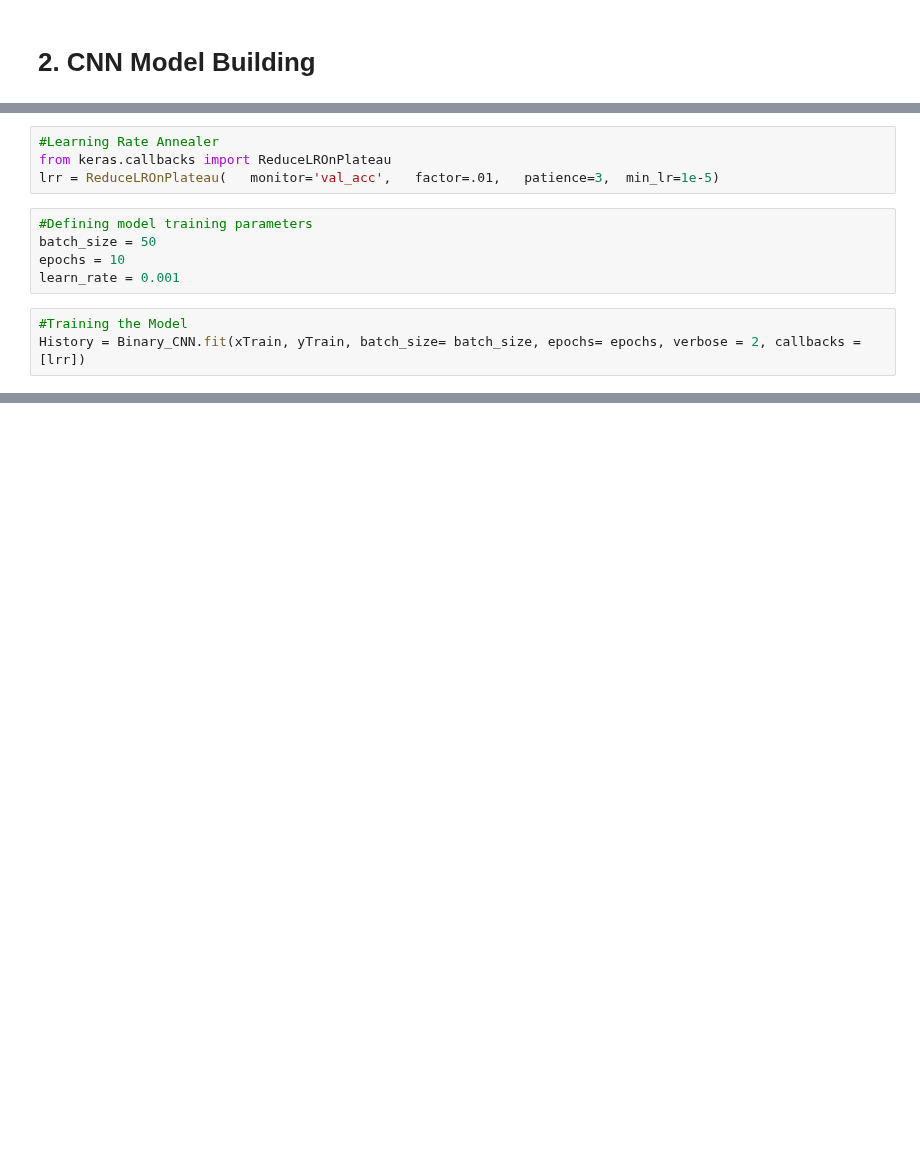
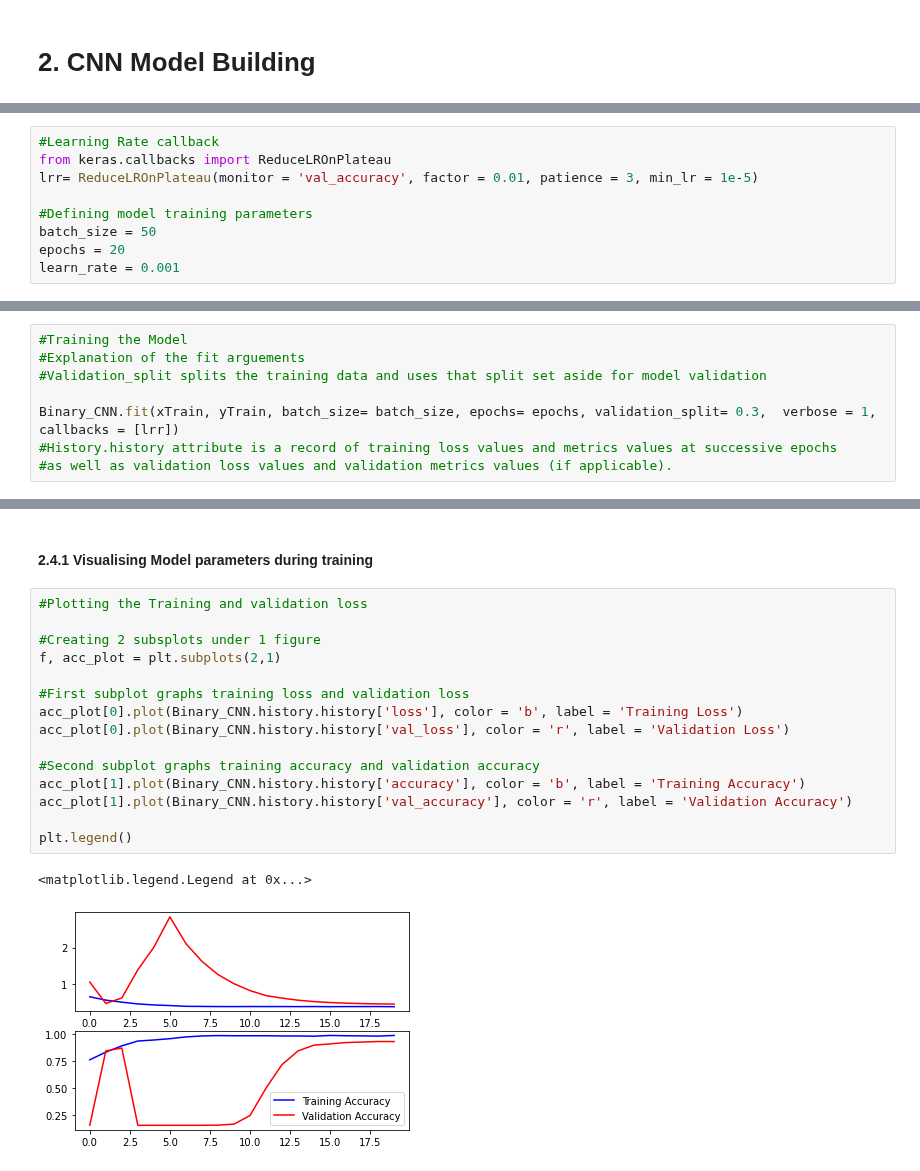
Before and after one commit to Trinity-Actual/AMLS_21-22_SN17081058, a Jupyter notebook: Binary-Task-CNN.ipynb, the cells around one changed output, grey strips where cells are left out. Saved outputs shown, nothing was run; the diff lists cells and outputs as text; blank space fills up the shorter version.

```diff
--- a/Binary-Task-CNN.ipynb
+++ b/Binary-Task-CNN.ipynb
@@ -178,12 +160,9 @@ xTrain_generator = xTrain_imggen.flow(xTrain, batch_size = 50)
 # %%
-#Learning Rate Annealer
+#Learning Rate callback
 from keras.callbacks import ReduceLROnPlateau
-lrr = ReduceLROnPlateau(   monitor='val_acc',   factor=.01,   patience=3,  min_lr=1e-5)
+lrr= ReduceLROnPlateau(monitor = 'val_accuracy', factor = 0.01, patience = 3, min_lr = 1e-5)
+
+#Defining model training parameters
+batch_size = 50
+epochs = 20
+learn_rate = 0.001
-# %%
-#Defining model training parameters
-batch_size = 50
-epochs = 10
-learn_rate = 0.001
-# %%
-#Training the Model
-History = Binary_CNN.fit(xTrain, yTrain, batch_size= batch_size, epochs= epochs, verbose = 2, callbacks = [lrr])
@@ -227,0 +171,8 @@ num_epochs = range(1, len(History.history['accuracy'])+1)
+# %%
+#Training the Model
+#Explanation of the fit arguements
+#Validation_split splits the training data and uses that split set aside for model validation
+
+Binary_CNN.fit(xTrain, yTrain, batch_size= batch_size, epochs= epochs, validation_split= 0.3,  verbose = 1, callbacks = [lrr])
+#History.history attribute is a record of training loss values and metrics values at successive epochs
+#as well as validation loss values and validation metrics values (if applicable).
@@ -227,0 +214,20 @@ num_epochs = range(1, len(History.history['accuracy'])+1)
+# %% [markdown]
+#### 2.4.1 Visualising Model parameters during training
+# %%
+#Plotting the Training and validation loss
+
+#Creating 2 subsplots under 1 figure
+f, acc_plot = plt.subplots(2,1)
+
+#First subplot graphs training loss and validation loss
+acc_plot[0].plot(Binary_CNN.history.history['loss'], color = 'b', label = 'Training Loss')
+acc_plot[0].plot(Binary_CNN.history.history['val_loss'], color = 'r', label = 'Validation Loss')
+
+#Second subplot graphs training accuracy and validation accuracy
+acc_plot[1].plot(Binary_CNN.history.history['accuracy'], color = 'b', label = 'Training Accuracy')
+acc_plot[1].plot(Binary_CNN.history.history['val_accuracy'], color = 'r', label = 'Validation Accuracy')
+
+plt.legend()
+# %% [output]
+<matplotlib.legend.Legend at 0x...>
+[figure, added]
```
Also changed, not shown: parts of 35 cells of this notebook, 3 other files.
